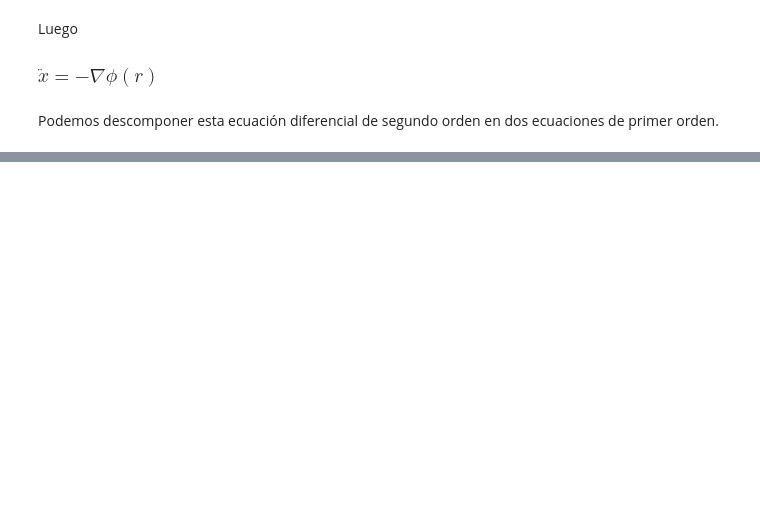
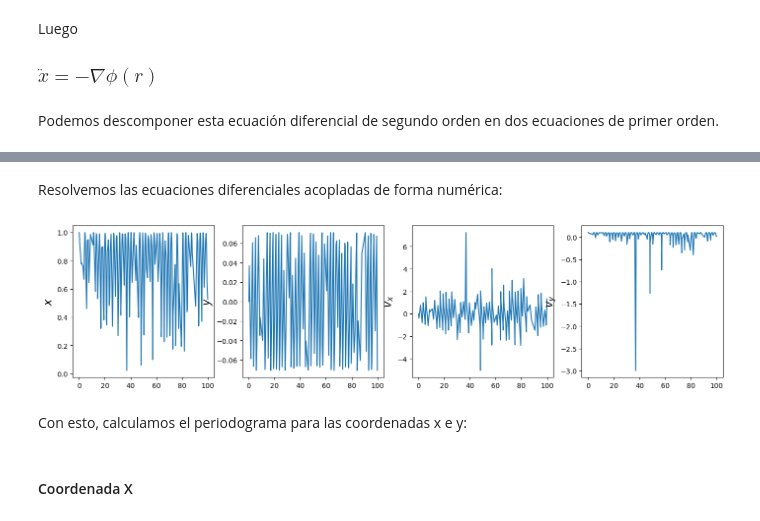
Before and after one commit to tobiheyday/Tesis, a Jupyter notebook: Tesis.ipynb, the cells around one changed output, grey strips where cells are left out. Cells and saved outputs as stored; diff of their text form; code cells hidden in the pictures; blank space fills up the shorter version.

```diff
--- a/Tesis.ipynb
+++ b/Tesis.ipynb
@@ -141,0 +153,44 @@ Podemos descomponer esta ecuación diferencial de segundo orden en dos ecuacione
+# %% [markdown]
+Resolvemos las ecuaciones diferenciales acopladas de forma numérica:
+# %%
+# Elegimos los tiempos de observación t
+t = rng.uniform(0, 100, n_in)
+# %%
+t.sort()
+# %%
+# Definimos el sistema de ecuaciones
+def f(xyv_xv_y, t):
+    x, y, v_x, v_y = xyv_xv_y
+    return [v_x,
+           v_y,
+           -x/(x**2+y**2)**(3/2),
+           -y/(x**2+y**2)**(3/2)]
+
+
+# Condiciónes iniciales
+xyv_xv_y0 = [1.0, 0., 0., 0.1]
+
+# Resolvemos las ecuaciones
+xyv_xv_y = integrate.odeint(f, xyv_xv_y0, t)
+# %%
+# Graficamos las soluciones
+
+fig, (ax1,ax2,ax3,ax4) = plt.subplots(1, 4, figsize=(17, 4))
+
+
+ax1.plot(t, xyv_xv_y[:,0])
+ax2.plot(t, xyv_xv_y[:,1])
+ax3.plot(t, xyv_xv_y[:,2])
+ax4.plot(t, xyv_xv_y[:,3])
+
+ax.set_xlabel('$t$', fontsize=16)
+ax1.set_ylabel('$x$', fontsize=16)
+ax2.set_ylabel('$y$', fontsize=16)
+ax3.set_ylabel('$v_x$', fontsize=16)
+ax4.set_ylabel('$v_y$', fontsize=16);
+# %% [output]
+[figure, added]
+# %% [markdown]
+Con esto, calculamos el periodograma para las coordenadas x e y:
+# %% [markdown]
+#### Coordenada X
```
Also changed, not shown: parts of 101 cells of this notebook.
